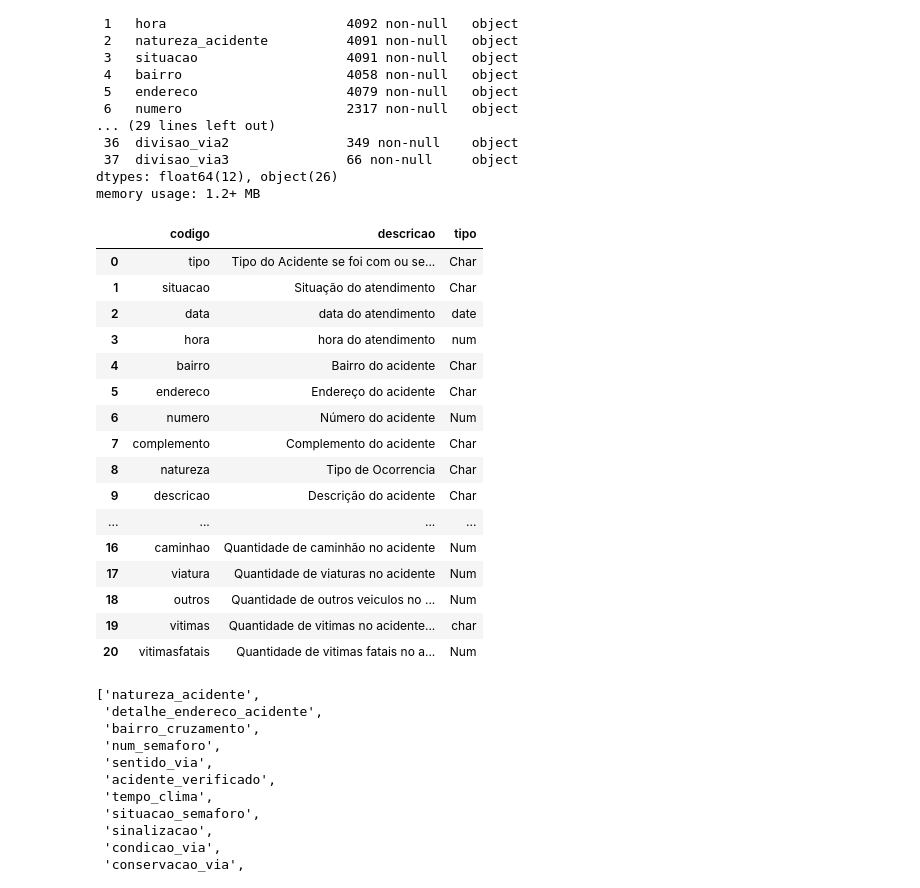
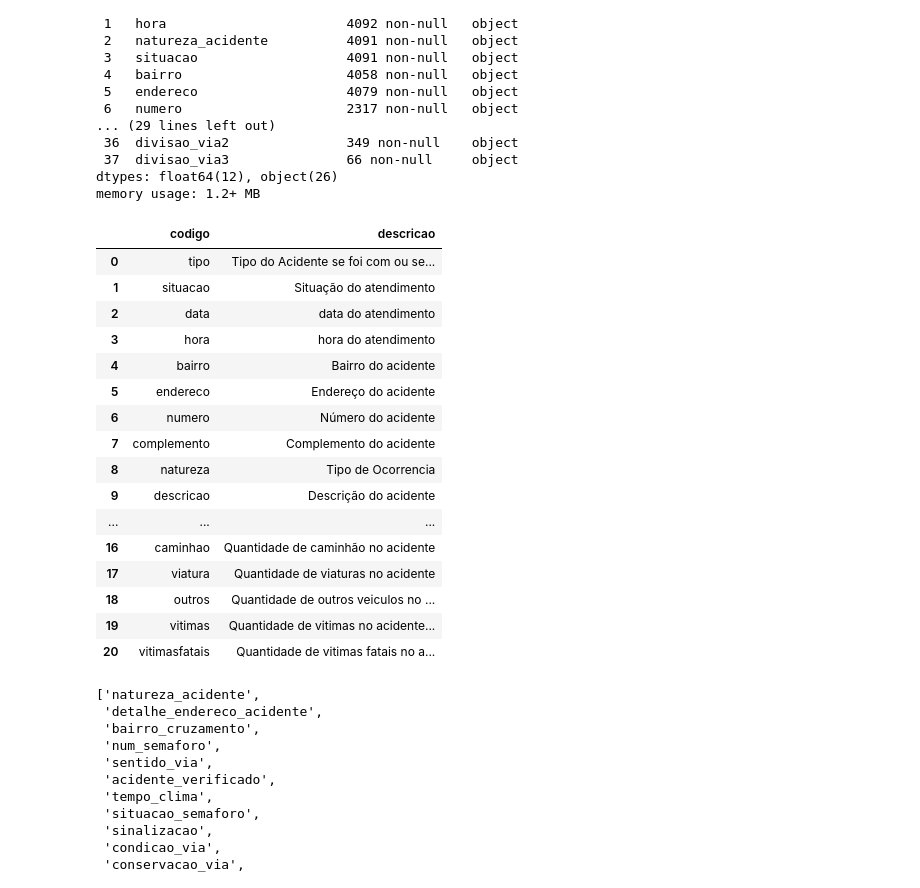
Before and after one commit to eduardoluiz7/IF697---Projeto-Ci-ncia-de-Dados, a Jupyter notebook: Projeto DataScience.ipynb, the cells around one changed output. Saved outputs shown, nothing was run; the diff lists cells and outputs as text; code cells hidden in the pictures.

Commit message:
Inicio da definição dos tipos

```diff
--- a/Projeto DataScience.ipynb
+++ b/Projeto DataScience.ipynb
@@ -58,26 +60,26 @@ dtypes: float64(12), object(26)
 memory usage: 1.2+ MB
 # %%
 df = json.load(open('acidentes-de-transito.json', encoding='utf-8'))
-campos_df = pd.DataFrame(df['metadados']['campos']).drop(['tamanho', 'valores_permitidos'], axis=1)
+campos_df = pd.DataFrame(df['metadados']['campos']).drop(['tamanho', 'valores_permitidos', 'tipo'], axis=1)
 campos_df
 # %% [output]
-|  | codigo | descricao | tipo |
-| 0 | tipo | Tipo do Acidente se foi com ou se... | Char |
-| 1 | situacao | Situação do atendimento | Char |
-| 2 | data | data do atendimento | date |
-| 3 | hora | hora do atendimento | num |
-| 4 | bairro | Bairro do acidente | Char |
-| 5 | endereco | Endereço do acidente | Char |
-| 6 | numero | Número do acidente | Num |
-| 7 | complemento | Complemento do acidente | Char |
-| 8 | natureza | Tipo de Ocorrencia | Char |
-| 9 | descricao | Descrição do acidente | Char |
-| ... | ... | ... | ... |
-| 16 | caminhao | Quantidade de caminhão no acidente | Num |
-| 17 | viatura | Quantidade de viaturas no acidente | Num |
-| 18 | outros | Quantidade de outros veiculos no ... | Num |
-| 19 | vitimas | Quantidade de vitimas no acidente... | char |
-| 20 | vitimasfatais | Quantidade de vitimas fatais no a... | Num |
+|  | codigo | descricao |
+| 0 | tipo | Tipo do Acidente se foi com ou se... |
+| 1 | situacao | Situação do atendimento |
+| 2 | data | data do atendimento |
+| 3 | hora | hora do atendimento |
+| 4 | bairro | Bairro do acidente |
+| 5 | endereco | Endereço do acidente |
+| 6 | numero | Número do acidente |
+| 7 | complemento | Complemento do acidente |
+| 8 | natureza | Tipo de Ocorrencia |
+| 9 | descricao | Descrição do acidente |
+| ... | ... | ... |
+| 16 | caminhao | Quantidade de caminhão no acidente |
+| 17 | viatura | Quantidade de viaturas no acidente |
+| 18 | outros | Quantidade de outros veiculos no ... |
+| 19 | vitimas | Quantidade de vitimas no acidente... |
+| 20 | vitimasfatais | Quantidade de vitimas fatais no a... |
 # %%
 to_drop = list(filter(lambda x: x not in list(campos_df['codigo']), main_df.columns))
 to_drop
```
Also changed, not shown: parts of 12 cells of this notebook.
